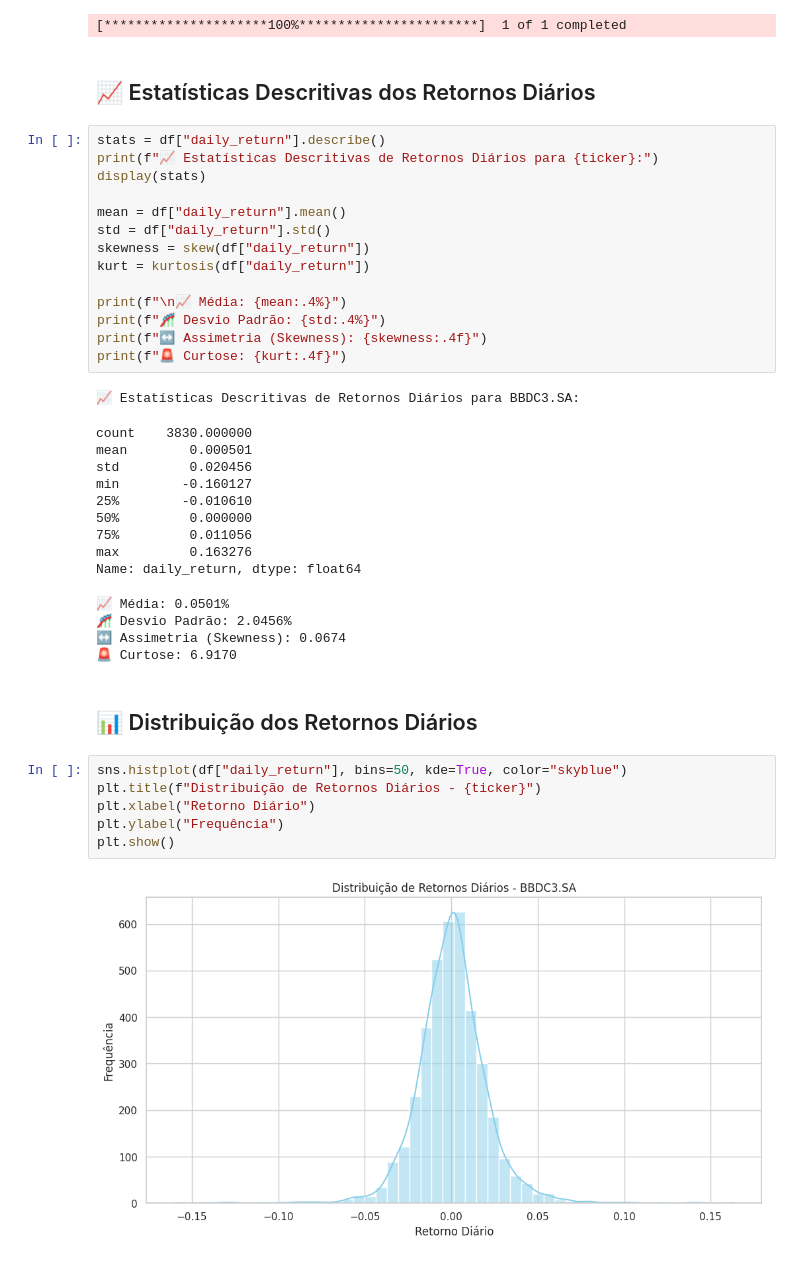
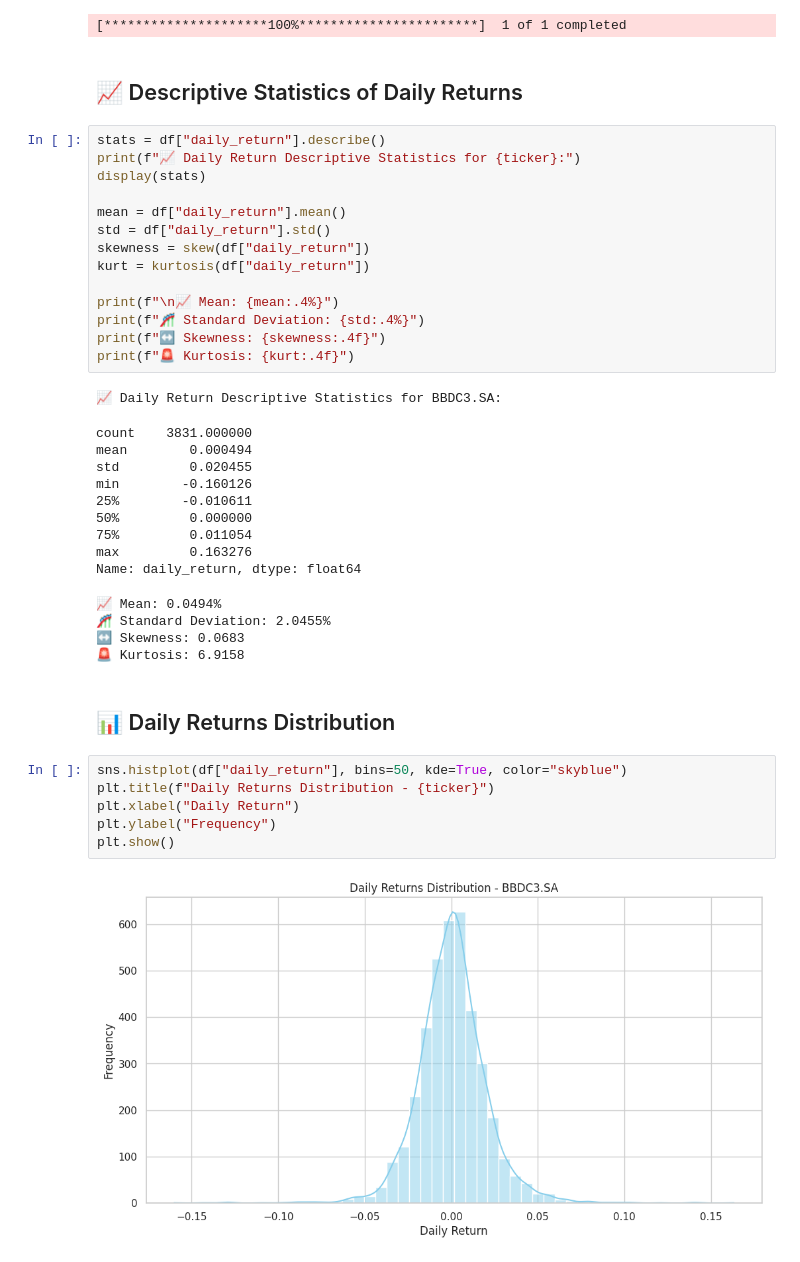
Before and after one commit to lucasalmeida097/financial-risk-analysis, a Jupyter notebook: notebooks/statistical_analysis.ipynb, the cells around one changed output. Saved outputs shown, nothing was run; the diff lists cells and outputs as text.

```diff
--- a/notebooks/statistical_analysis.ipynb
+++ b/notebooks/statistical_analysis.ipynb
@@ -27,10 +27,10 @@ df = fetch_and_prepare_data(ticker)
 YF.download() has changed argument auto_adjust default to True
 [*********************100%***********************]  1 of 1 completed
 # %% [markdown]
-## 📈 Estatísticas Descritivas dos Retornos Diários
+## 📈 Descriptive Statistics of Daily Returns
 # %%
 stats = df["daily_return"].describe()
-print(f"📈 Estatísticas Descritivas de Retornos Diários para {ticker}:")
+print(f"📈 Daily Return Descriptive Statistics for {ticker}:")
 display(stats)
 
 mean = df["daily_return"].mean()
@@ -38,33 +38,33 @@ std = df["daily_return"].std()
 skewness = skew(df["daily_return"])
 kurt = kurtosis(df["daily_return"])
 
-print(f"\n📈 Média: {mean:.4%}")
-print(f"🎢 Desvio Padrão: {std:.4%}")
-print(f"↔️ Assimetria (Skewness): {skewness:.4f}")
-print(f"🚨 Curtose: {kurt:.4f}")
+print(f"\n📈 Mean: {mean:.4%}")
+print(f"🎢 Standard Deviation: {std:.4%}")
+print(f"↔️ Skewness: {skewness:.4f}")
+print(f"🚨 Kurtosis: {kurt:.4f}")
 # %% [output]
-📈 Estatísticas Descritivas de Retornos Diários para BBDC3.SA:
+📈 Daily Return Descriptive Statistics for BBDC3.SA:
-count    3830.000000
-mean        0.000501
-std         0.020456
-min        -0.160127
-25%        -0.010610
+count    3831.000000
+mean        0.000494
+std         0.020455
+min        -0.160126
+25%        -0.010611
 50%         0.000000
-75%         0.011056
+75%         0.011054
 max         0.163276
 Name: daily_return, dtype: float64
-📈 Média: 0.0501%
-🎢 Desvio Padrão: 2.0456%
-↔️ Assimetria (Skewness): 0.0674
-🚨 Curtose: 6.9170
+📈 Mean: 0.0494%
+🎢 Standard Deviation: 2.0455%
+↔️ Skewness: 0.0683
+🚨 Kurtosis: 6.9158
 # %% [markdown]
-## 📊 Distribuição dos Retornos Diários
+## 📊 Daily Returns Distribution
 # %%
 sns.histplot(df["daily_return"], bins=50, kde=True, color="skyblue")
-plt.title(f"Distribuição de Retornos Diários - {ticker}")
-plt.xlabel("Retorno Diário")
-plt.ylabel("Frequência")
+plt.title(f"Daily Returns Distribution - {ticker}")
+plt.xlabel("Daily Return")
+plt.ylabel("Frequency")
 plt.show()
 # %% [output]
-[figure, old version]
+[figure, new version]
 # %% [markdown]
```
Also changed, not shown: parts of 17 cells of this notebook, 1 other file.
